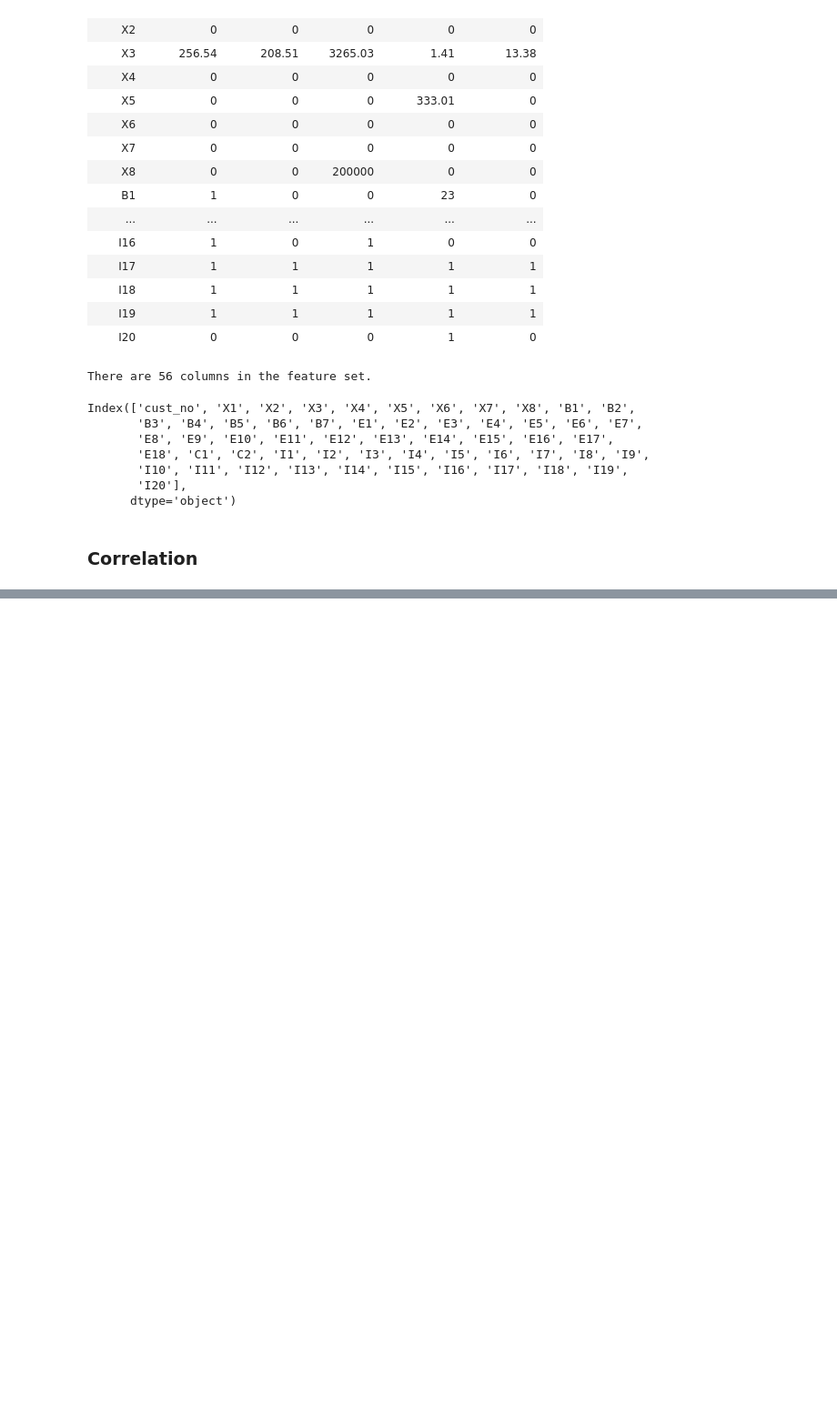
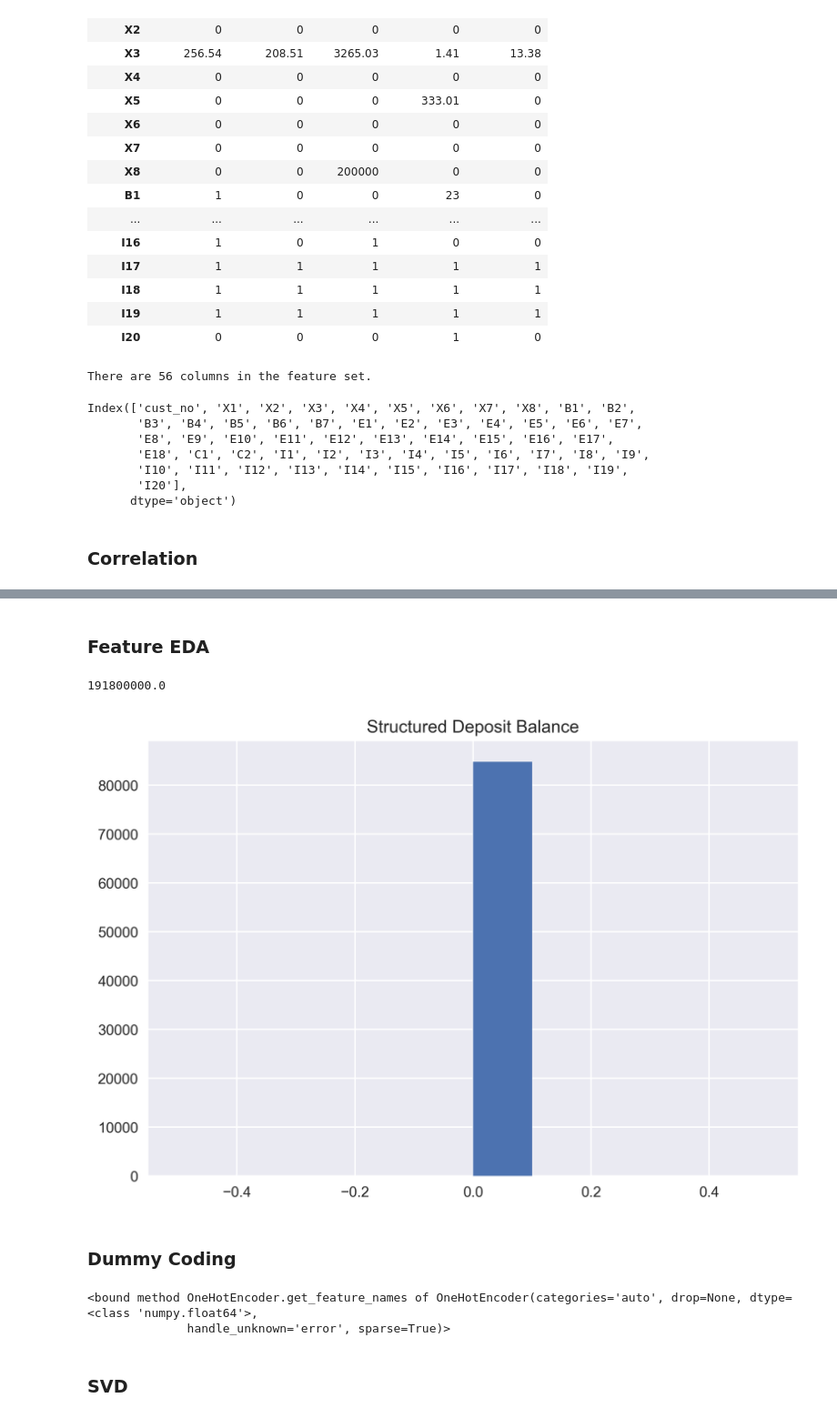
Before and after one commit to tong-jin-nyu/bank-churn-prediction, a Jupyter notebook: dev/eda.ipynb, the cells around one changed output, grey strips where cells are left out. Shown at 91% size. Cells and saved outputs as stored; diff of their text form; code cells hidden in the pictures; blank space fills up the shorter version.

```diff
--- a/dev/eda.ipynb
+++ b/dev/eda.ipynb
@@ -158,0 +232,27 @@ col_to_drop = ['E7', 'E8', 'E9']
+# %% [markdown]
+### Feature EDA
+# %%
+X['X1'].max()
+# %% [output]
+191800000.0
+# %%
+# plt.style.use('seaborn')
+fig = plt.figure(num=None, dpi=300)
+plt.hist()
+plt.xlabel('')
+plt.ylabel('')
+plt.title('Structured Deposit Balance')
+plt.show()
+fig.savefig('../results/structured_deposit_balance.png', dpi=fig.dpi)
+# %% [output]
+[figure, added]
+# %% [markdown]
+### Dummy Coding
+# %%
+enc = OneHotEncoder()
+enc.fit(X.iloc[:, 1:3])
+# %% [output]
+<bound method OneHotEncoder.get_feature_names of OneHotEncoder(categories='auto', drop=None, dtype=<class 'numpy.float64'>,
+              handle_unknown='error', sparse=True)>
+# %% [markdown]
+### SVD
```
Also changed, not shown: parts of 14 cells of this notebook.
